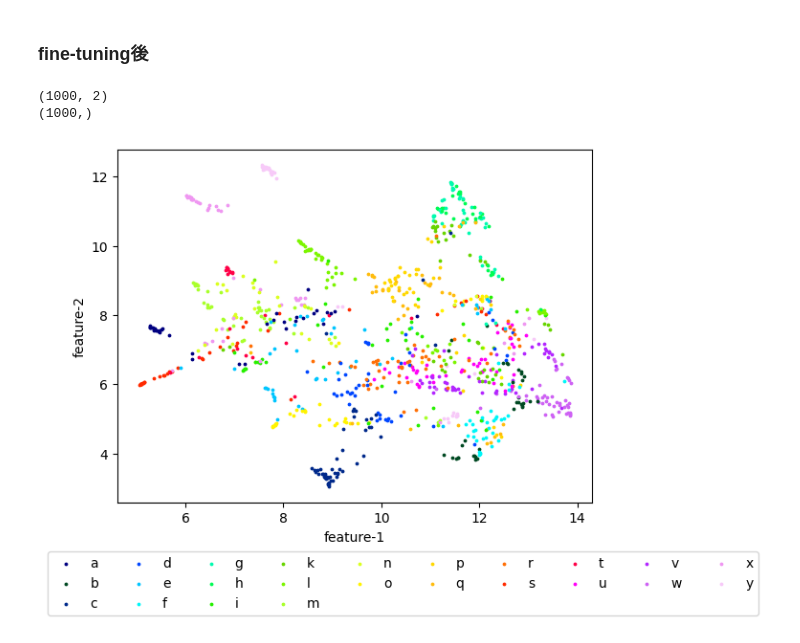
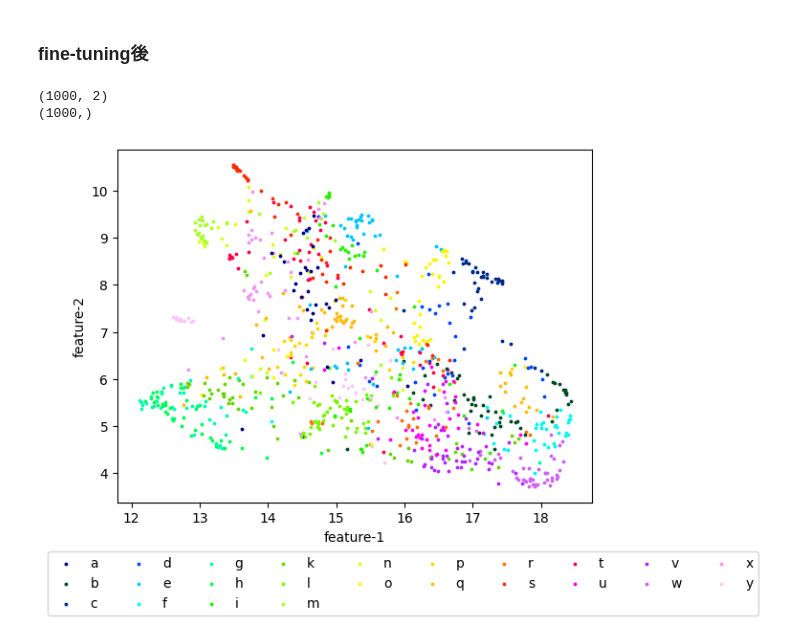
Before and after one commit to HoriiLabWork/lab-work, a Jupyter notebook: asl_vit_finetuning.ipynb, the cells around one changed output. Cells and saved outputs as stored; diff of their text form; code cells hidden in the pictures.

Commit message:
asl change umap n_neighbor

```diff
--- a/asl_vit_finetuning.ipynb
+++ b/asl_vit_finetuning.ipynb
@@ -391,16 +391,10 @@ import matplotlib.colors as colors
 import matplotlib.cm as cm
 import random
 
-def choose_colors(num_colors):
-    tmp = list(colors.CSS4_COLORS.values())
-    random.shuffle(tmp)
-    label2color = tmp[:num_colors]
-    return label2color
-
-def plot_tokens(tokens, labels, label2color):
+def plot_tokens(tokens, labels, n_neighbors):
     # tsne = TSNE(n_components=2)
     # zs = tsne.fit_transform(tokens.numpy())
-    umap = UMAP()
+    umap = UMAP(n_neighbors=n_neighbors)
     zs = umap.fit_transform(tokens.numpy())
     ys = labels.numpy()
     print(zs.shape)
@@ -426,12 +420,3 @@ def plot_tokens(tokens, labels, label2color):
     labels, handles = zip(*sorted(label2point.items()))
     fig.legend(handles, labels, bbox_to_anchor=(0, -0.15), loc='lower left', ncol=10)
     plt.show()
-
-label2color = choose_colors(len(label2id))
-
-tokens, labels = CLE_tokens(non_finetuned_model.to(device),
-                            feature_extractor,
-                            test_dataset,
-                            device)
-print(tokens.shape)
-plot_tokens(tokens, labels, label2color)
@@ -450,10 +440,10 @@ finetuned_model = ViTForImageClassification.from_pretrained('asl-vit/',
 # %%
 tokens, labels = CLE_tokens(finetuned_model,
                             feature_extractor,
                             test_dataset,
                             device)
-plot_tokens(tokens, labels, label2color)
+plot_tokens(tokens, labels, 75)
 # %% [output]
 (1000, 2)
 (1000,)
-[figure, old version]
+[figure, new version]
```
Also changed, not shown: parts of 3 cells of this notebook.
